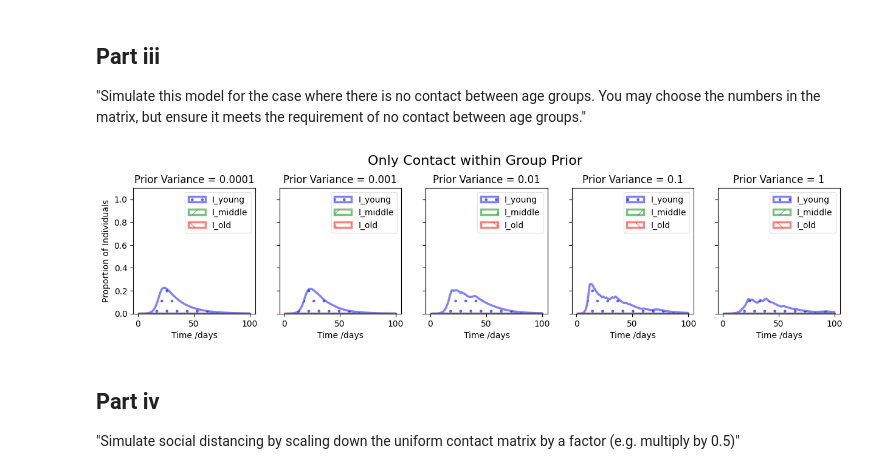
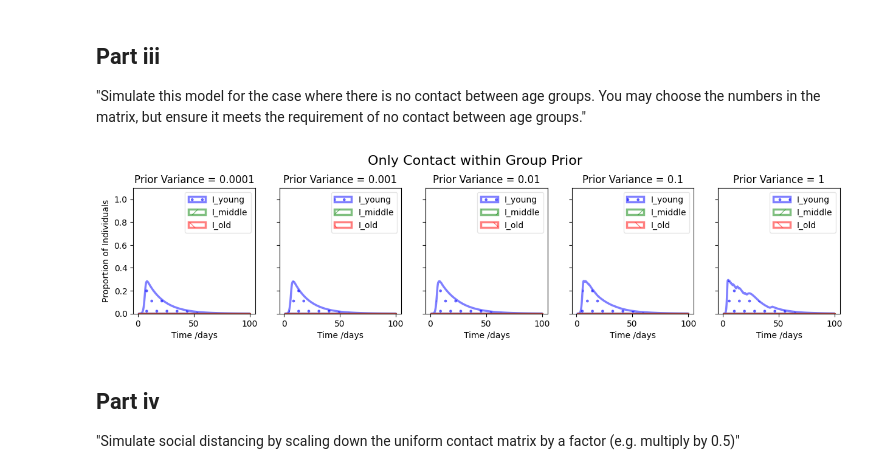
Before and after one commit to DARPA-ASKEM/program-milestones, a Jupyter notebook: 6-month-milestone/evaluation/scenario_1/ta_3/ciemss/scenario1.ipynb, the cells around one changed output. Drawn from its saved outputs; the diff is of its cells as text; code cells hidden in the pictures.

```diff
--- a/6-month-milestone/evaluation/scenario_1/ta_3/ciemss/scenario1.ipynb
+++ b/6-month-milestone/evaluation/scenario_1/ta_3/ciemss/scenario1.ipynb
@@ -179,7 +182,7 @@ initial_state = (torch.tensor([[1999., 2000., 2000.]]), torch.tensor([[1., 0., 0
 initial_state = tuple(torch.as_tensor(s)/N for s in initial_state)
 
 # Simulate for 25 days, with 100 simulation steps
-tspan = get_tspan(1, 100, 100)
+tspan = get_tspan(1, 100, 500)
 
 # simulation parameters
 num_samples = 100
@@ -314,13 +317,13 @@ Using our CIEMSS primitives, let's again explore how these changes to model para
 ## Part iii
 "Simulate this model for the case where there is no contact between age groups. You may choose the numbers in the matrix, but ensure it meets the requirement of no contact between age groups."
 # %%
-C_mean = torch.tensor([[1000., 0., 0.],
-                        [0., 1000., 0.],
-                        [0., 0., 1000.]])/3000
+C_mean_in_group_extreme = torch.tensor([[1., 0., 0.],
+                                        [0., 1., 0.],
+                                        [0., 0., 1.]])
 
-run_scenario1(C_mean, "Only Contact within Group Prior")
+run_scenario1(C_mean_in_group_extreme, "Only Contact within Group Prior")
 # %% [output]
-[figure, old version]
+[figure, new version]
 # %% [markdown]
 ## Part iv
 "Simulate social distancing by scaling down the uniform contact matrix by a factor (e.g. multiply by 0.5)"
```
Also changed, not shown: parts of 8 cells of this notebook.
